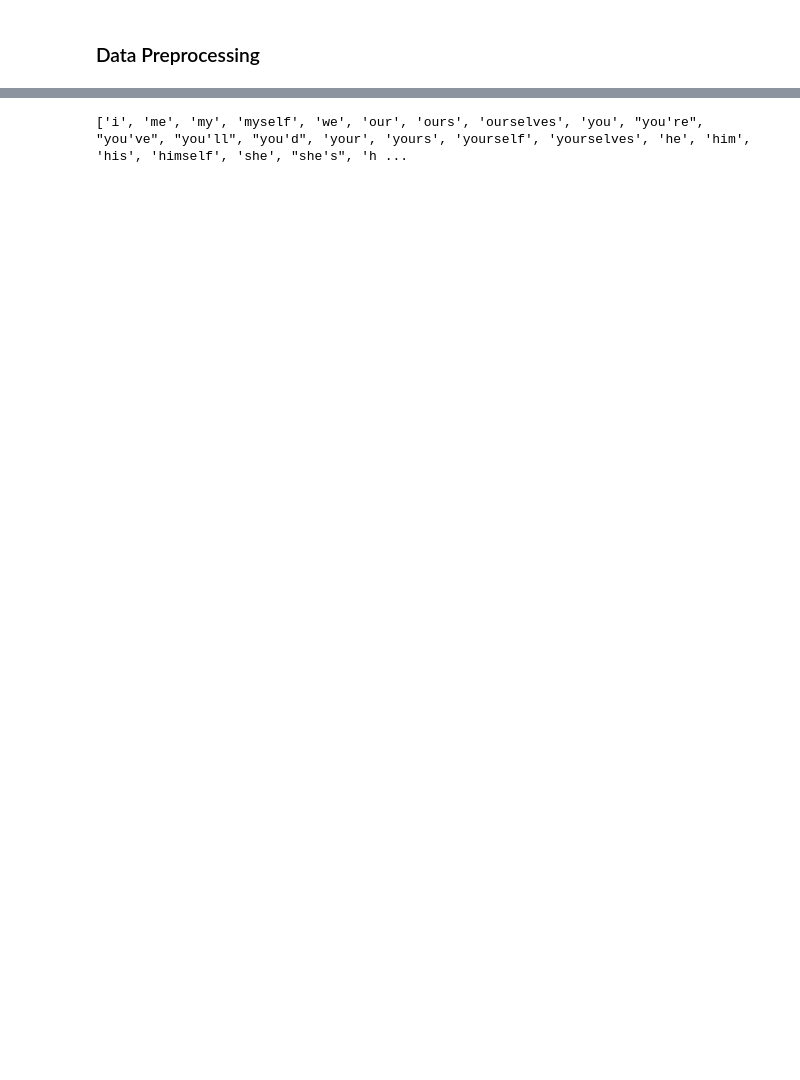
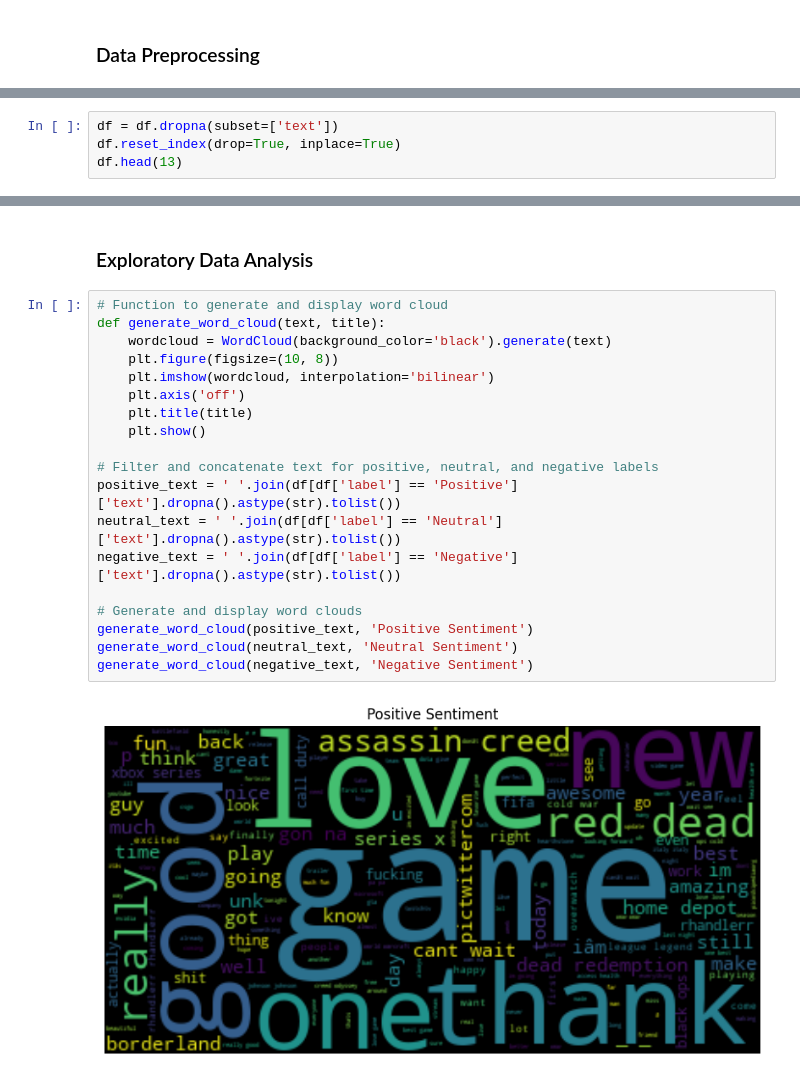
Before and after one commit to matchi-1/Twitter-Sentiment-Analysis, a Jupyter notebook: notebooks/TwitterSentimentAnalysis.ipynb, the cells around one changed output, grey strips where cells are left out. Cells and saved outputs as stored; diff of their text form; blank space fills up the shorter version.

```diff
--- a/notebooks/TwitterSentimentAnalysis.ipynb
+++ b/notebooks/TwitterSentimentAnalysis.ipynb
@@ -108,0 +174,4 @@ val = val.dropna()
+# %%
+df = df.dropna(subset=['text'])
+df.reset_index(drop=True, inplace=True)
+df.head(13)
@@ -109,3 +201,23 @@ val = val.dropna()
+# %% [markdown]
+### Exploratory Data Analysis
 # %%
+# Function to generate and display word cloud
+def generate_word_cloud(text, title):
+    wordcloud = WordCloud(background_color='black').generate(text)
+    plt.figure(figsize=(10, 8))
+    plt.imshow(wordcloud, interpolation='bilinear')
+    plt.axis('off')
+    plt.title(title)
+    plt.show()
+
+# Filter and concatenate text for positive, neutral, and negative labels
+positive_text = ' '.join(df[df['label'] == 'Positive']['text'].dropna().astype(str).tolist())
+neutral_text = ' '.join(df[df['label'] == 'Neutral']['text'].dropna().astype(str).tolist())
+negative_text = ' '.join(df[df['label'] == 'Negative']['text'].dropna().astype(str).tolist())
+
+# Generate and display word clouds
+generate_word_cloud(positive_text, 'Positive Sentiment')
+generate_word_cloud(neutral_text, 'Neutral Sentiment')
+generate_word_cloud(negative_text, 'Negative Sentiment')
 # %% [output]
-['i', 'me', 'my', 'myself', 'we', 'our', 'ours', 'ourselves', 'you', "you're", "you've", "you'll", "you'd", 'your', 'yours', 'yourself', 'yourselves', 'he', 'him', 'his', 'himself', 'she', "she's", 'h ...
+[figure, added]
```
Also changed, not shown: parts of 19 cells of this notebook.
